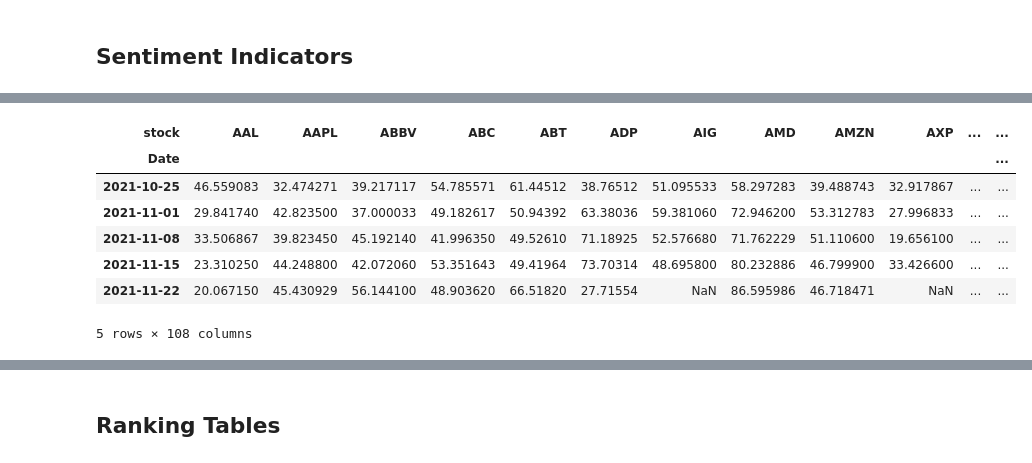
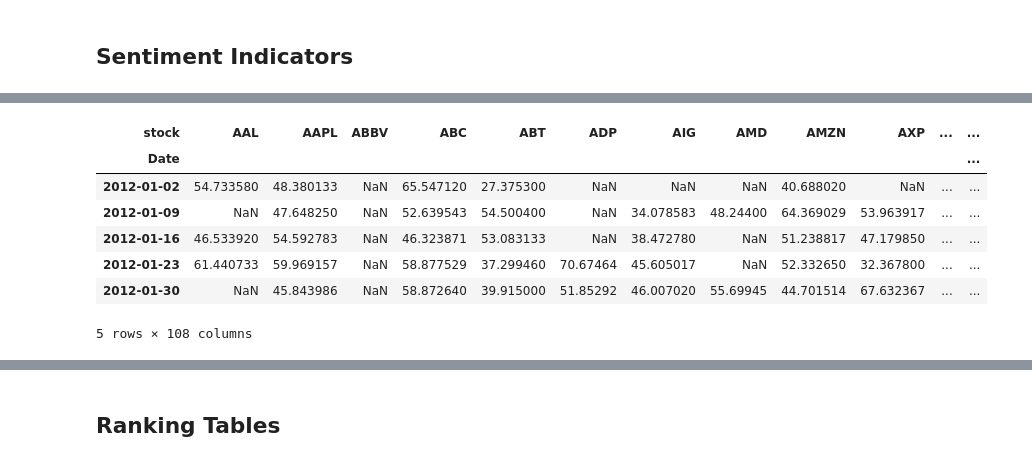
Before and after one commit to DaniloMendezR/master_thesis, a Jupyter notebook: Tables_creation.ipynb, the cells around one changed output, grey strips where cells are left out. Saved outputs shown, nothing was run; the diff lists cells and outputs as text; code cells hidden in the pictures.

```diff
--- a/Tables_creation.ipynb
+++ b/Tables_creation.ipynb
@@ -116,0 +95,14 @@ small_panel_data = pd.DataFrame(small_panel_data)
+# %%
+# Define the instruments to download. We would like to see Apple, Microsoft and the S&P500 index.
+big_tickers = d_big_sent_tables['d_big_RCV'].columns.drop('ABBV') # ABBV returns weekly returns starting on Tuesday in  for some unknown reason
+
+# We would like all available data from 2012/01/02 until 2021/12/01.
+start_date = (d_big_sent_tables['d_big_RCV'].index[0]-dt.timedelta(days=31)).strftime('%Y-%m-%d') #Set Start date to 31 lag from 1st sentiment data to compute 1-month leading return as feature
+#Sentiment goes up until Wed,2021-12-01. Since we only have data for 2 days of that week, we will drop it. Thus, we need return data up until the end of that week Sun,2021-12-05
+end_date = (d_big_sent_tables['d_big_RCV'].index[-1]+dt.timedelta(days=4)).strftime('%Y-%m-%d')
+
+# User pandas_reader to load the desired data in a weekly format. As simple as that.
+d_big_panel_data = pandas_datareader.yahoo.daily.YahooDailyReader(big_tickers, interval='d', start=start_date, end=end_date).read()['Adj Close']
+d_big_panel_data = pd.DataFrame(d_big_panel_data)
+#d_big_panel_data.to_csv(os.path.join(PATH,'Tables','d_big_prices.csv')) #Store in csv format in the 'Tables' folder
+d_big_panel_data.head()
@@ -116,0 +118,13 @@ small_panel_data = pd.DataFrame(small_panel_data)
+# %%
+# Weekly penel data
+big_panel_data = d_big_panel_data.copy()
+big_panel_data['W_Date'] = pd.to_datetime(big_panel_data.index)
+big_panel_data = big_panel_data.groupby(pd.Grouper(key='W_Date', freq='W-SUN', label= 'left', sort=True)).agg(lambda x: x[-1]).reset_index().sort_values('W_Date')
+#Notice that label='left' showing the label of previous Sunday so that the returns have the same index as the Sentiment that will predict them
+big_panel_data = pd.DataFrame(big_panel_data.set_index('W_Date'))
+big_panel_data.index.names = ['Date'] #Rename index
+#Log return:
+big_log_ret = np.log(big_panel_data) - np.log(big_panel_data.shift(1))
+big_log_ret.drop(index= big_log_ret.index[0], axis = 0, inplace=True) #Drop the 1st row as it's undefined
+big_log_ret.to_csv(os.path.join(PATH,'Tables','big_log_ret.csv')) #Store in csv format in the 'Tables' folder
+big_log_ret.head(6)
@@ -132,12 +153,0 @@ big_panel_data.describe()
-# %%
-#Log return:
-big_log_ret = np.log(big_panel_data) - np.log(big_panel_data.shift(1))
-big_log_ret.index = big_log_ret.index.shift(-7, freq='D')
-big_log_ret.drop(index= big_log_ret.index[0], axis = 0, inplace=True)
-#big_log_ret.to_csv(os.path.join(PATH,'Tables','big_log_ret.csv')) #Store in csv format in the 'Tables' folder
-
-#Percentage change:
-#big_pct_change = big_panel_data.pct_change()
-#big_pct_changet.to_csv(os.path.join(PATH,'Tables','big_pct_change.csv'))
-
-big_log_ret.head()
@@ -264,13 +254,13 @@ def big_min_sentiment(sentiment:str, tolerance = 2):
 big_linscr_mean = big_mean_sentiment("big_linscr")
 big_linscr_mean.to_csv(os.path.join(PATH,'Tables','big_linscr_mean.csv'))
 # %%
-big_linscr_mean.tail()
+big_linscr_mean.head()
 # %% [output]
 | stock | AAL | AAPL | ABBV | ABC | ABT | ADP | AIG | AMD | AMZN | AXP | ... | ... |
 | Date |  |  |  |  |  |  |  |  |  |  |  | ... |
-| 2021-10-25 | 46.559083 | 32.474271 | 39.217117 | 54.785571 | 61.44512 | 38.76512 | 51.095533 | 58.297283 | 39.488743 | 32.917867 | ... | ... |
-| 2021-11-01 | 29.841740 | 42.823500 | 37.000033 | 49.182617 | 50.94392 | 63.38036 | 59.381060 | 72.946200 | 53.312783 | 27.996833 | ... | ... |
-| 2021-11-08 | 33.506867 | 39.823450 | 45.192140 | 41.996350 | 49.52610 | 71.18925 | 52.576680 | 71.762229 | 51.110600 | 19.656100 | ... | ... |
-| 2021-11-15 | 23.310250 | 44.248800 | 42.072060 | 53.351643 | 49.41964 | 73.70314 | 48.695800 | 80.232886 | 46.799900 | 33.426600 | ... | ... |
-| 2021-11-22 | 20.067150 | 45.430929 | 56.144100 | 48.903620 | 66.51820 | 27.71554 | NaN | 86.595986 | 46.718471 | NaN | ... | ... |
+| 2012-01-02 | 54.733580 | 48.380133 | NaN | 65.547120 | 27.375300 | NaN | NaN | NaN | 40.688020 | NaN | ... | ... |
+| 2012-01-09 | NaN | 47.648250 | NaN | 52.639543 | 54.500400 | NaN | 34.078583 | 48.24400 | 64.369029 | 53.963917 | ... | ... |
+| 2012-01-16 | 46.533920 | 54.592783 | NaN | 46.323871 | 53.083133 | NaN | 38.472780 | NaN | 51.238817 | 47.179850 | ... | ... |
+| 2012-01-23 | 61.440733 | 59.969157 | NaN | 58.877529 | 37.299460 | 70.67464 | 45.605017 | NaN | 52.332650 | 32.367800 | ... | ... |
+| 2012-01-30 | NaN | 45.843986 | NaN | 58.872640 | 39.915000 | 51.85292 | 46.007020 | 55.69945 | 44.701514 | 67.632367 | ... | ... |
 5 rows × 108 columns
```
Also changed, not shown: parts of 28 cells of this notebook, 39 other files.
